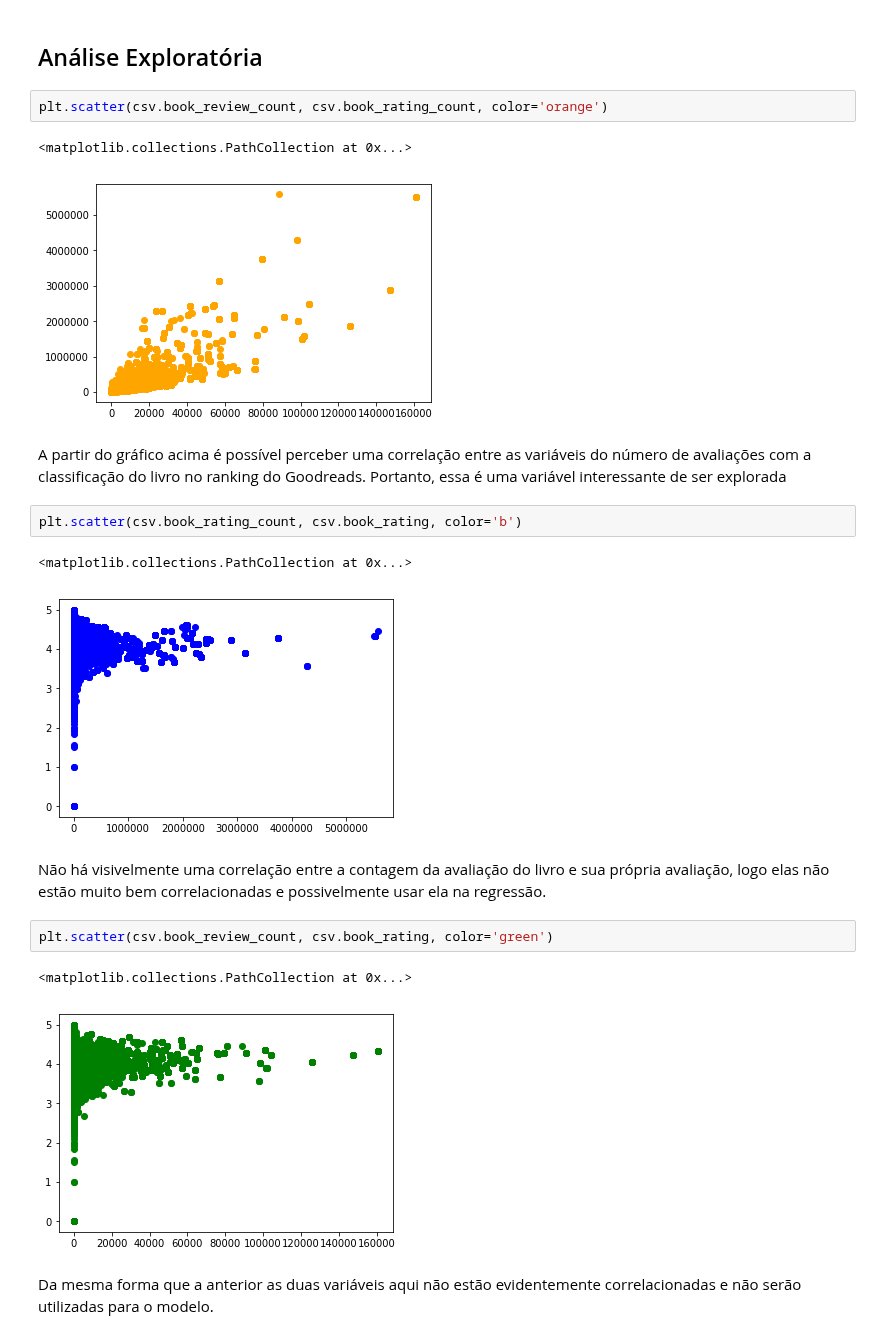
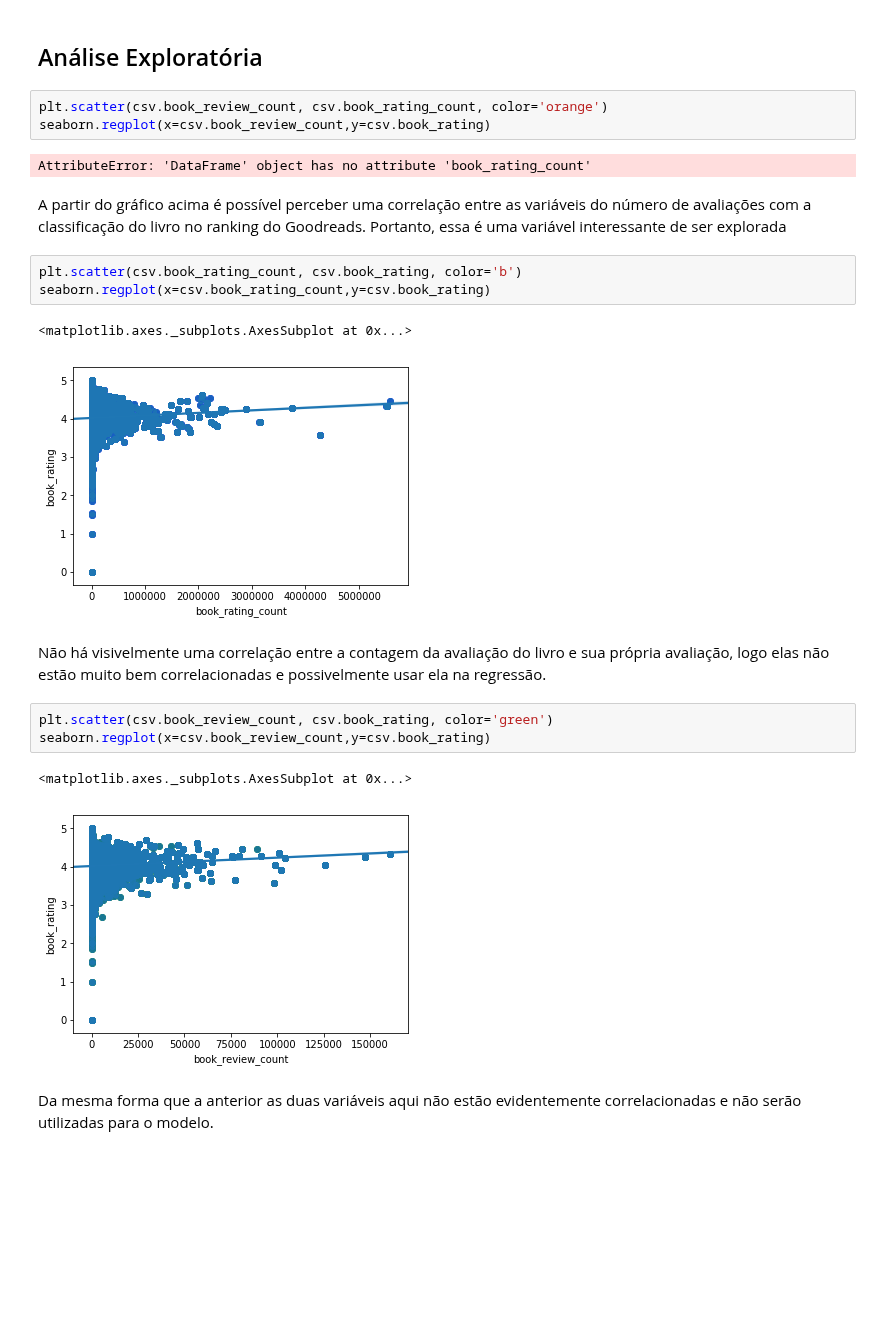
Before and after one commit to PedroHMenezes/PF_Book_rating, a Jupyter notebook: Books.ipynb, the cells around one changed output. Saved outputs shown, nothing was run; the diff lists cells and outputs as text; blank space fills up the shorter version.

```diff
--- a/Books.ipynb
+++ b/Books.ipynb
@@ -44,23 +45,25 @@ csv.head()
 ## Análise Exploratória
 # %%
 plt.scatter(csv.book_review_count, csv.book_rating_count, color='orange')
+seaborn.regplot(x=csv.book_review_count,y=csv.book_rating)
 # %% [output]
-<matplotlib.collections.PathCollection at 0x...>
+AttributeError: 'DataFrame' object has no attribute 'book_rating_count'
-[figure, removed]
 # %% [markdown]
 A partir do gráfico acima é possível perceber uma correlação entre as variáveis do número de avaliações com a classificação do livro no ranking do Goodreads. Portanto, essa é uma variável interessante de ser explorada
 # %%
 plt.scatter(csv.book_rating_count, csv.book_rating, color='b')
+seaborn.regplot(x=csv.book_rating_count,y=csv.book_rating)
 # %% [output]
-<matplotlib.collections.PathCollection at 0x...>
+<matplotlib.axes._subplots.AxesSubplot at 0x...>
-[figure, old version]
+[figure, new version]
 # %% [markdown]
 Não há visivelmente uma correlação entre a contagem da avaliação do livro e sua própria avaliação, logo elas não estão muito bem correlacionadas e possivelmente usar ela na regressão.
 # %%
 plt.scatter(csv.book_review_count, csv.book_rating, color='green')
+seaborn.regplot(x=csv.book_review_count,y=csv.book_rating)
 # %% [output]
-<matplotlib.collections.PathCollection at 0x...>
+<matplotlib.axes._subplots.AxesSubplot at 0x...>
-[figure, old version]
+[figure, new version]
 # %% [markdown]
 Da mesma forma que a anterior as duas variáveis aqui não estão evidentemente correlacionadas e não serão utilizadas para o modelo.
 # %%
```
Also changed, not shown: parts of 22 cells of this notebook.
